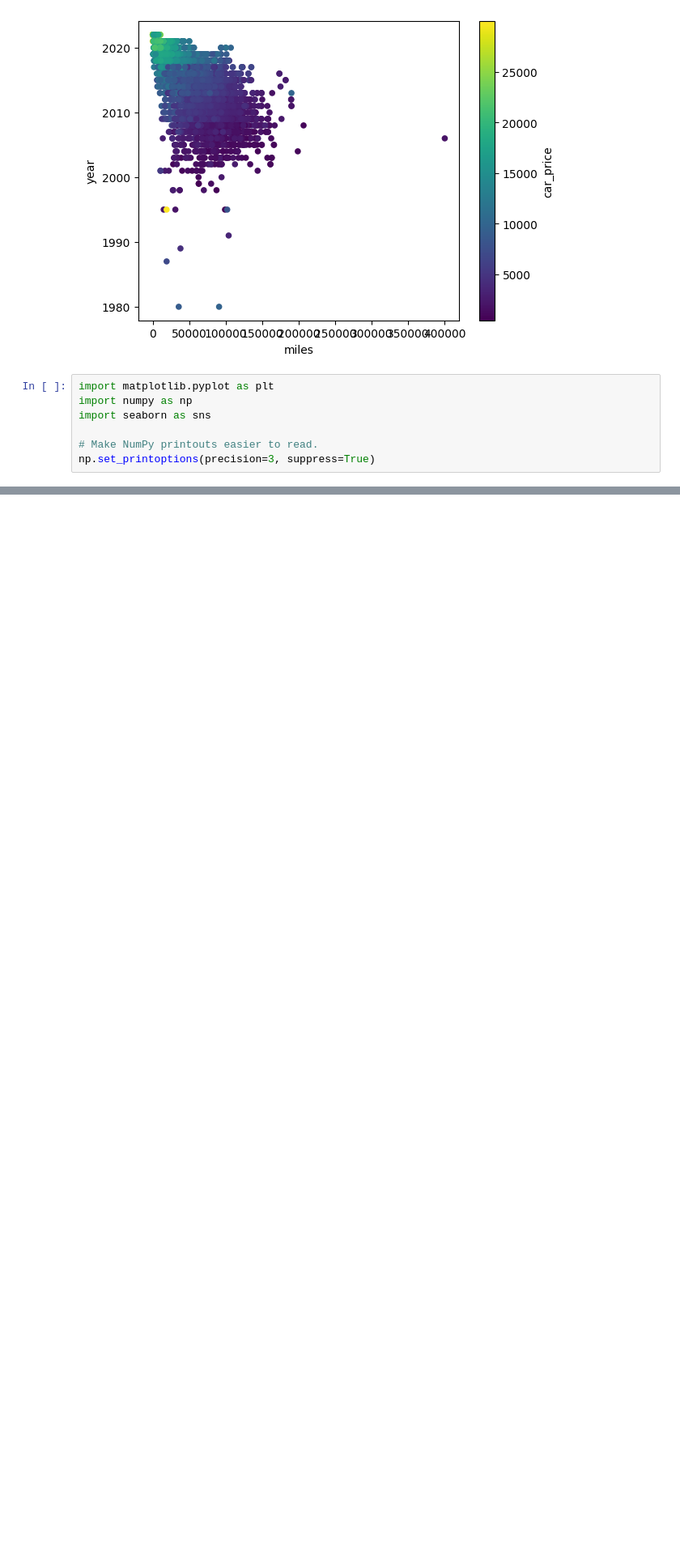
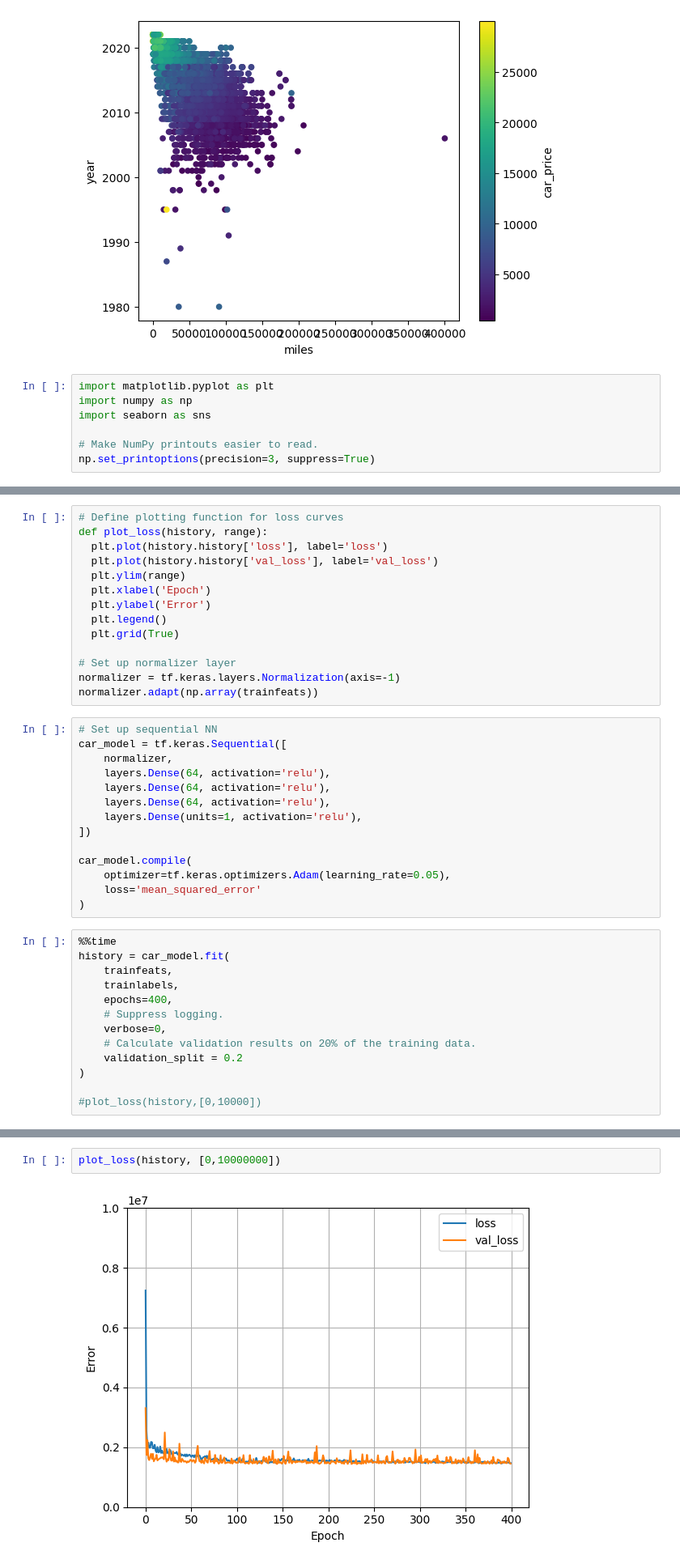
Before and after one commit to aevetts/cars, a Jupyter notebook: EDA.ipynb, the cells around one changed output, grey strips where cells are left out. Shown at 81% size. Cells and saved outputs as stored; diff of their text form; blank space fills up the shorter version.

Commit message:
Lots of model

```diff
--- a/EDA.ipynb
+++ b/EDA.ipynb
@@ -120,0 +249,41 @@ ModuleNotFoundError: No module named 'tensorflow'
+# %%
+# Define plotting function for loss curves
+def plot_loss(history, range):
+  plt.plot(history.history['loss'], label='loss')
+  plt.plot(history.history['val_loss'], label='val_loss')
+  plt.ylim(range)
+  plt.xlabel('Epoch')
+  plt.ylabel('Error')
+  plt.legend()
+  plt.grid(True)
+
+# Set up normalizer layer
+normalizer = tf.keras.layers.Normalization(axis=-1)
+normalizer.adapt(np.array(trainfeats))
+# %%
+# Set up sequential NN
+car_model = tf.keras.Sequential([
+    normalizer,
+    layers.Dense(64, activation='relu'),
+    layers.Dense(64, activation='relu'),
+    layers.Dense(64, activation='relu'),
+    layers.Dense(units=1, activation='relu'),
+])
+
+car_model.compile(
+    optimizer=tf.keras.optimizers.Adam(learning_rate=0.05),
+    loss='mean_squared_error'
+)
+# %%
+%%time
+history = car_model.fit(
+    trainfeats,
+    trainlabels,
+    epochs=400,
+    # Suppress logging.
+    verbose=0,
+    # Calculate validation results on 20% of the training data.
+    validation_split = 0.2
+)
+
+#plot_loss(history,[0,10000])
@@ -120,0 +293,4 @@ ModuleNotFoundError: No module named 'tensorflow'
+# %%
+plot_loss(history, [0,10000000])
+# %% [output]
+[figure, added]
```
Also changed, not shown: parts of 40 cells of this notebook.
